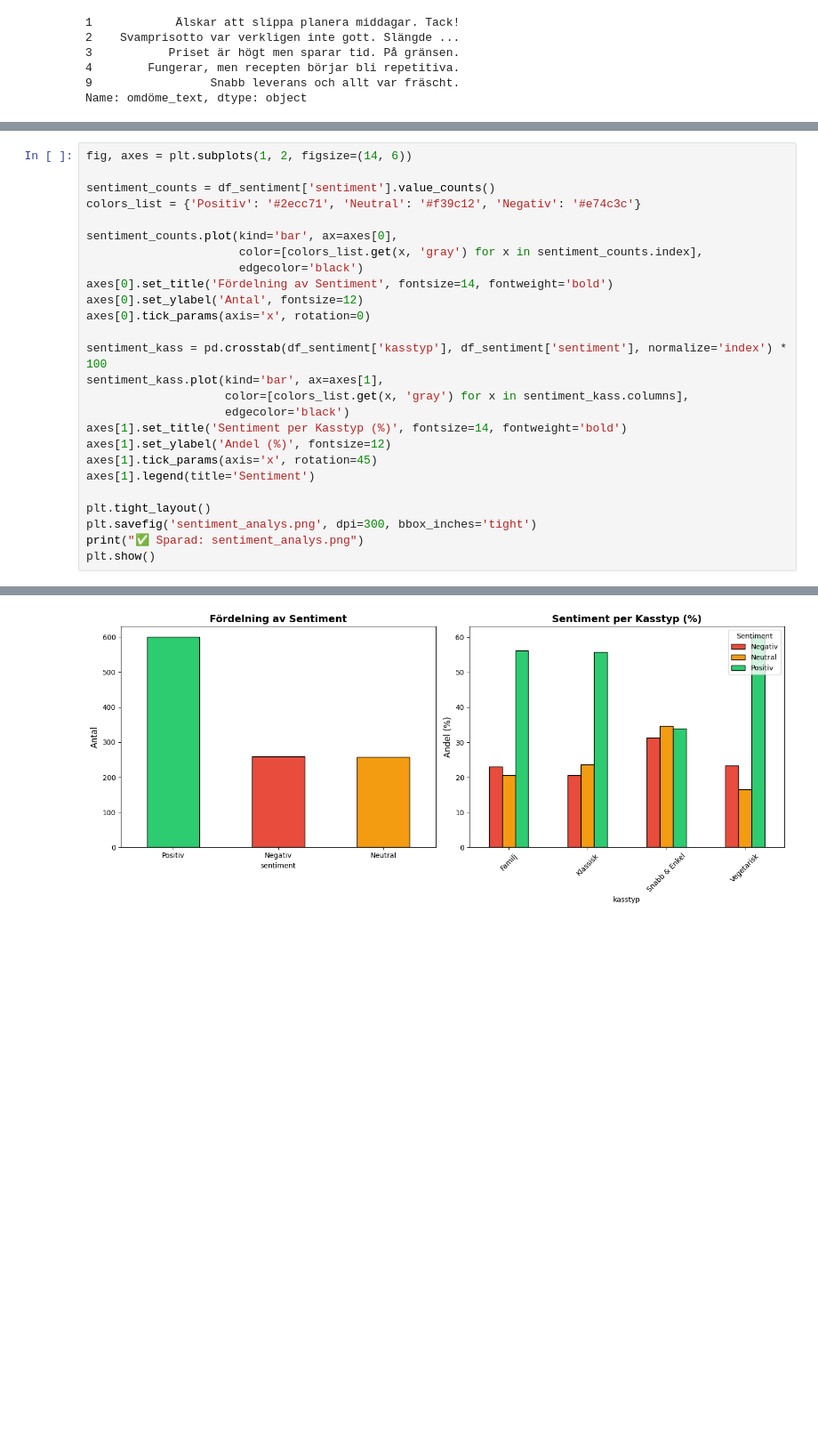
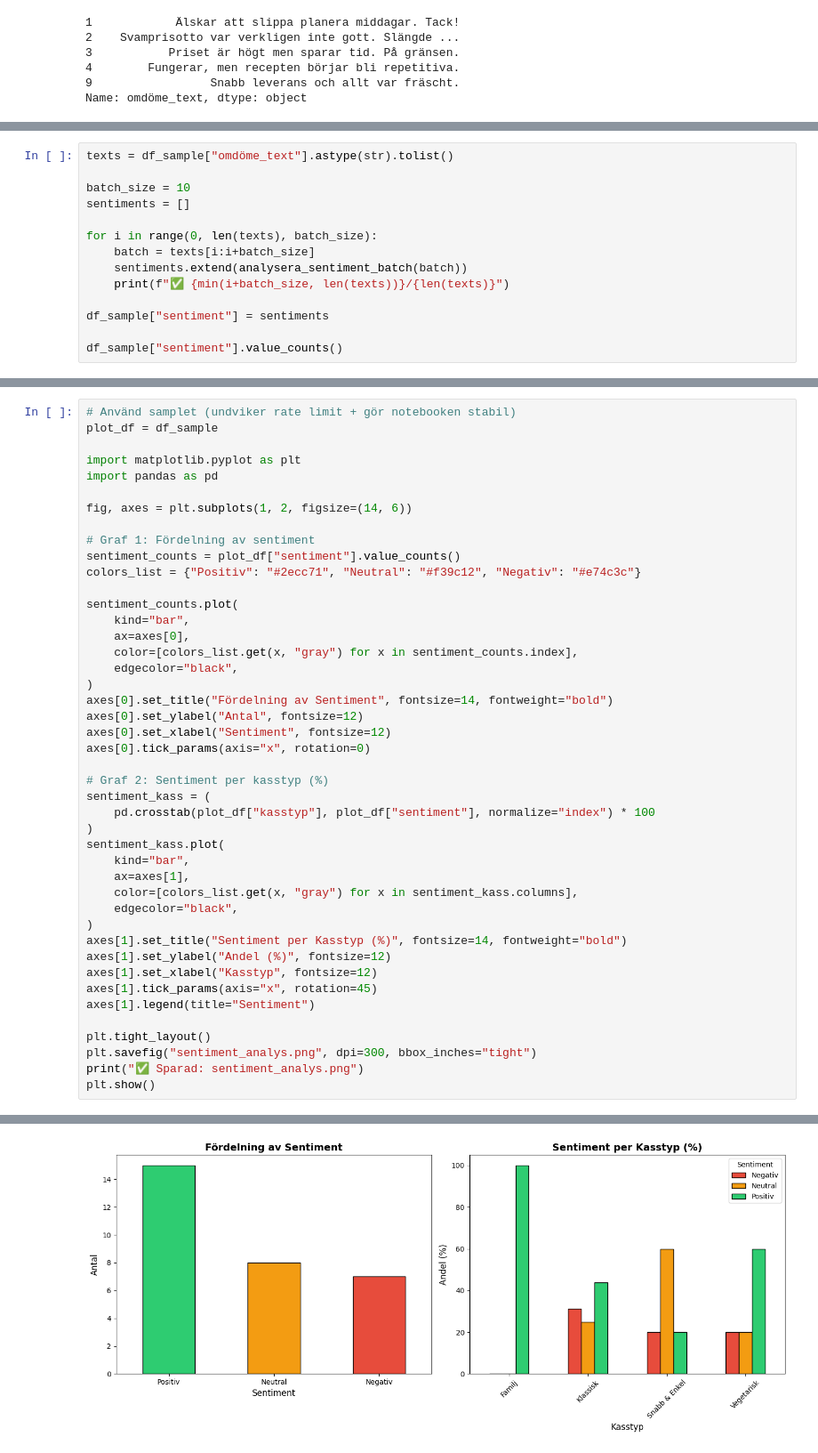
Before and after one commit to agneselner/matkassen-etl-pipeline, a Jupyter notebook: matkassen-etl/notebook/sentiment_analys.ipynb, the cells around one changed output, grey strips where cells are left out. Shown at 89% size. Saved outputs shown, nothing was run; the diff lists cells and outputs as text; blank space fills up the shorter version.

Commit message:
Uppdatera plot till sample (stabilt utan rate limit)

```diff
--- a/matkassen-etl/notebook/sentiment_analys.ipynb
+++ b/matkassen-etl/notebook/sentiment_analys.ipynb
@@ -26,0 +42,14 @@ Name: omdöme_text, dtype: object
+# %%
+texts = df_sample["omdöme_text"].astype(str).tolist()
+
+batch_size = 10
+sentiments = []
+
+for i in range(0, len(texts), batch_size):
+    batch = texts[i:i+batch_size]
+    sentiments.extend(analysera_sentiment_batch(batch))
+    print(f"✅ {min(i+batch_size, len(texts))}/{len(texts)}")
+
+df_sample["sentiment"] = sentiments
+
+df_sample["sentiment"].value_counts()
@@ -86,30 +124,48 @@ Neutral    258
 Name: count, dtype: int64
 # %%
+# Använd samplet (undviker rate limit + gör notebooken stabil)
+plot_df = df_sample
+
+import matplotlib.pyplot as plt
+import pandas as pd
+
 fig, axes = plt.subplots(1, 2, figsize=(14, 6))
 
-sentiment_counts = df_sentiment['sentiment'].value_counts()
-colors_list = {'Positiv': '#2ecc71', 'Neutral': '#f39c12', 'Negativ': '#e74c3c'}
+# Graf 1: Fördelning av sentiment
+sentiment_counts = plot_df["sentiment"].value_counts()
+colors_list = {"Positiv": "#2ecc71", "Neutral": "#f39c12", "Negativ": "#e74c3c"}
 
-sentiment_counts.plot(kind='bar', ax=axes[0],
-                      color=[colors_list.get(x, 'gray') for x in sentiment_counts.index],
-                      edgecolor='black')
-axes[0].set_title('Fördelning av Sentiment', fontsize=14, fontweight='bold')
-axes[0].set_ylabel('Antal', fontsize=12)
-axes[0].tick_params(axis='x', rotation=0)
+sentiment_counts.plot(
+    kind="bar",
+    ax=axes[0],
+    color=[colors_list.get(x, "gray") for x in sentiment_counts.index],
+    edgecolor="black",
+)
+axes[0].set_title("Fördelning av Sentiment", fontsize=14, fontweight="bold")
+axes[0].set_ylabel("Antal", fontsize=12)
+axes[0].set_xlabel("Sentiment", fontsize=12)
+axes[0].tick_params(axis="x", rotation=0)
 
-sentiment_kass = pd.crosstab(df_sentiment['kasstyp'], df_sentiment['sentiment'], normalize='index') * 100
-sentiment_kass.plot(kind='bar', ax=axes[1],
-                    color=[colors_list.get(x, 'gray') for x in sentiment_kass.columns],
-                    edgecolor='black')
-axes[1].set_title('Sentiment per Kasstyp (%)', fontsize=14, fontweight='bold')
-axes[1].set_ylabel('Andel (%)', fontsize=12)
-axes[1].tick_params(axis='x', rotation=45)
-axes[1].legend(title='Sentiment')
+# Graf 2: Sentiment per kasstyp (%)
+sentiment_kass = (
+    pd.crosstab(plot_df["kasstyp"], plot_df["sentiment"], normalize="index") * 100
+)
+sentiment_kass.plot(
+    kind="bar",
+    ax=axes[1],
+    color=[colors_list.get(x, "gray") for x in sentiment_kass.columns],
+    edgecolor="black",
+)
+axes[1].set_title("Sentiment per Kasstyp (%)", fontsize=14, fontweight="bold")
+axes[1].set_ylabel("Andel (%)", fontsize=12)
+axes[1].set_xlabel("Kasstyp", fontsize=12)
+axes[1].tick_params(axis="x", rotation=45)
+axes[1].legend(title="Sentiment")
 
 plt.tight_layout()
-plt.savefig('sentiment_analys.png', dpi=300, bbox_inches='tight')
+plt.savefig("sentiment_analys.png", dpi=300, bbox_inches="tight")
 print("✅ Sparad: sentiment_analys.png")
 plt.show()
 # %% [output]
 ✅ Sparad: sentiment_analys.png
-[figure, old version]
+[figure, new version]
```
Also changed, not shown: parts of 3 cells of this notebook.
